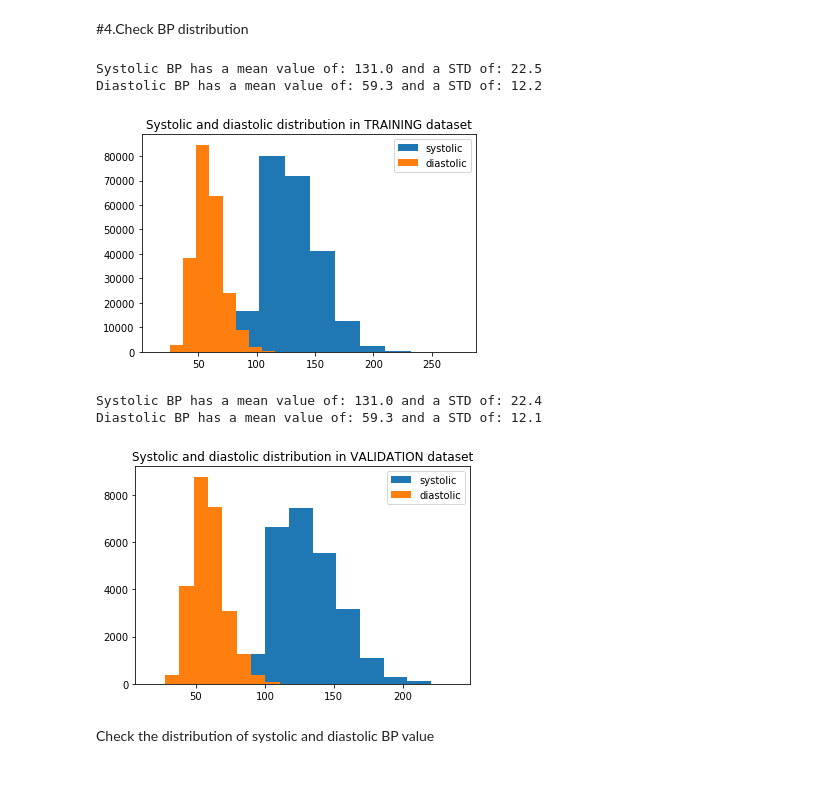
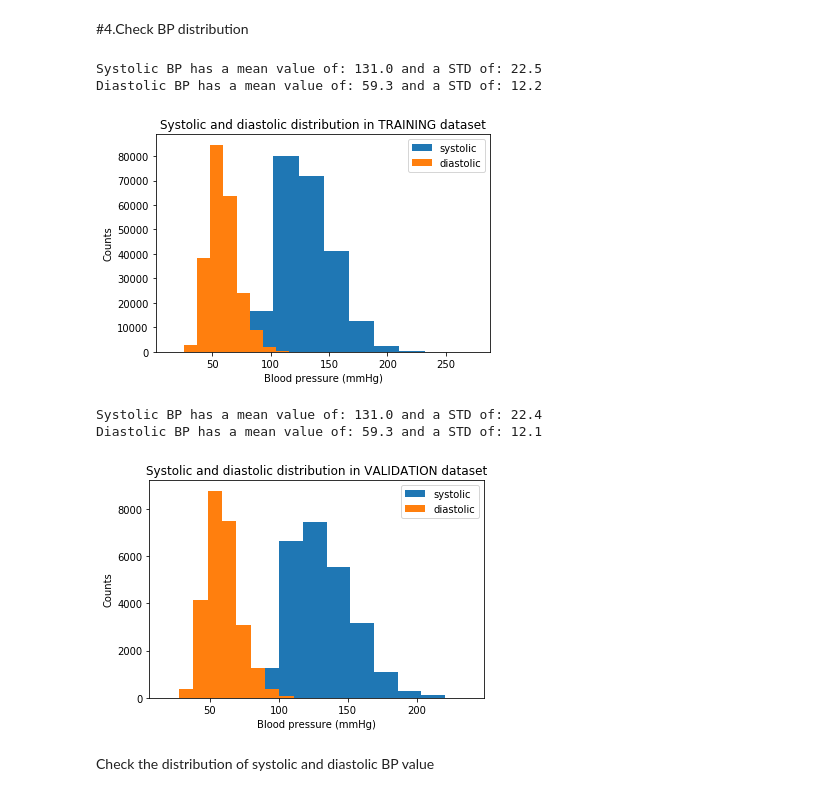
Before and after one commit to supertime1/BP_PPG, a Jupyter notebook: Data Processing/Prepare_train_val_test.ipynb, the cells around one changed output. Drawn from its saved outputs; the diff is of its cells as text; code cells hidden in the pictures.

```diff
--- a/Data Processing/Prepare_train_val_test.ipynb
+++ b/Data Processing/Prepare_train_val_test.ipynb
@@ -297,19 +297,21 @@ train_labels = np.array(train_labels)
 # %%
 #check sys and dia distribution in train dataset
 plt.title("Systolic and diastolic distribution in TRAINING dataset")
 plt.hist(train_labels[:,0], label="systolic")
 plt.hist(train_labels[:,1],label="diastolic")
 plt.legend()
+plt.xlabel("Blood pressure (mmHg)")
+plt.ylabel("Counts")
 sys_std = round(np.std(train_labels[:,0]),1)
 sys_mean = round(np.mean(train_labels[:,0]),1)
 print("Systolic BP has a mean value of:", sys_mean, "and a STD of:", sys_std)
 dia_std = round(np.std(train_labels[:,1]),1)
 dia_mean = round(np.mean(train_labels[:,1]),1)
 print("Diastolic BP has a mean value of:", dia_mean, "and a STD of:", dia_std)
 # %% [output]
 Systolic BP has a mean value of: 131.0 and a STD of: 22.5
 Diastolic BP has a mean value of: 59.3 and a STD of: 12.2
-[figure, old version]
+[figure, new version]
 # %%
 directory = 'D:/WFDB/matched/BP/new patient BP data/'
 val_dir = directory + "validation/label*"
@@ -321,6 +323,8 @@ plt.title("Systolic and diastolic distribution in VALIDATION dataset")
 plt.hist(val_labels[:,0], label="systolic")
 plt.hist(val_labels[:,1],label="diastolic")
 plt.legend()
+plt.xlabel("Blood pressure (mmHg)")
+plt.ylabel("Counts")
 sys_std = round(np.std(val_labels[:,0]),1)
 sys_mean = round(np.mean(val_labels[:,0]),1)
 print("Systolic BP has a mean value of:", sys_mean, "and a STD of:", sys_std)
@@ -330,7 +334,7 @@ print("Diastolic BP has a mean value of:", dia_mean, "and a STD of:", dia_std)
 # %% [output]
 Systolic BP has a mean value of: 131.0 and a STD of: 22.4
 Diastolic BP has a mean value of: 59.3 and a STD of: 12.1
-[figure, old version]
+[figure, new version]
 # %%
 directory = 'D:/WFDB/matched/BP/new patient BP data/'
 test_dir = directory + "test/label*"
```
Also changed, not shown: parts of 1 cell of this notebook.
